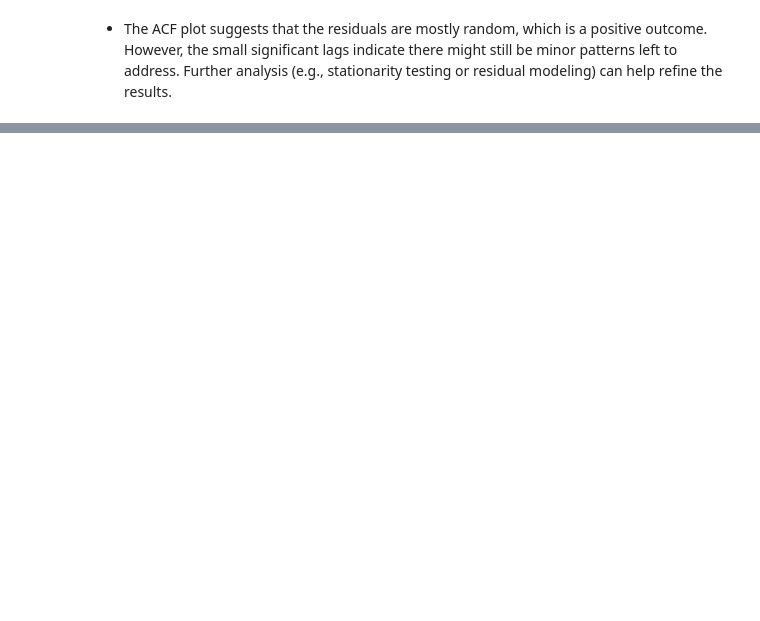
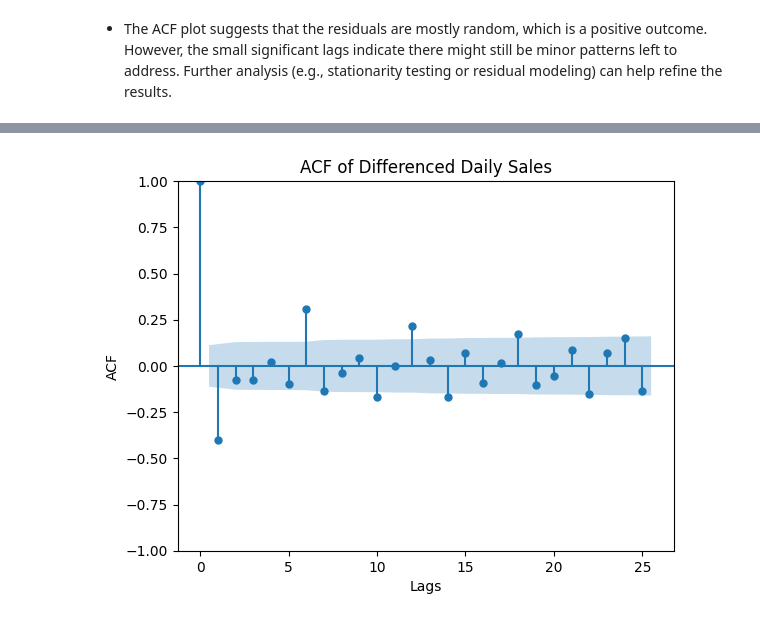
Before and after one commit to muhamedrar/Online-Retail, a Jupyter notebook: online_retail.ipynb, the cells around one changed output, grey strips where cells are left out. Cells and saved outputs as stored; diff of their text form; code cells hidden in the pictures; blank space fills up the shorter version.

```diff
--- a/online_retail.ipynb
+++ b/online_retail.ipynb
@@ -304,0 +345,11 @@ The resid is stationary (p-value < 0.05).
+# %%
+## choose the p and q values using ACF and PACF plots
+from statsmodels.graphics.tsaplots import plot_pacf
+# Plot ACF
+plot_acf(daily_sales['diff'])
+plt.title('ACF of Differenced Daily Sales')
+plt.xlabel('Lags')
+plt.ylabel('ACF')
+plt.show()
+# %% [output]
+[figure, added]
```
Also changed, not shown: parts of 26 cells of this notebook.
